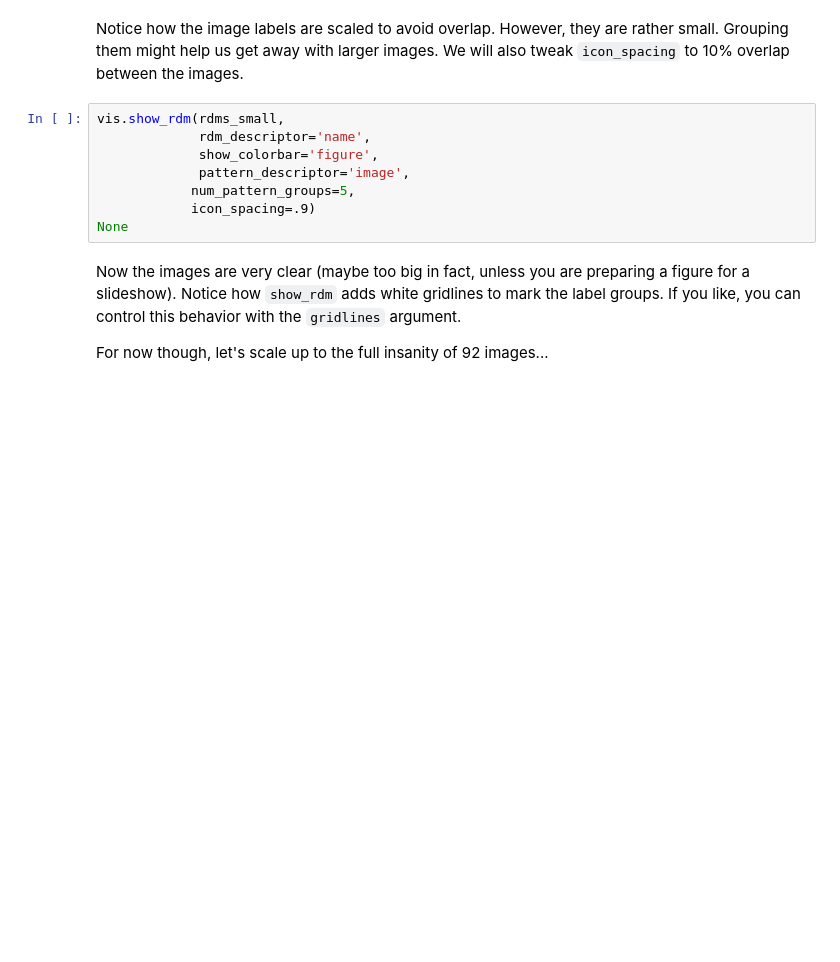
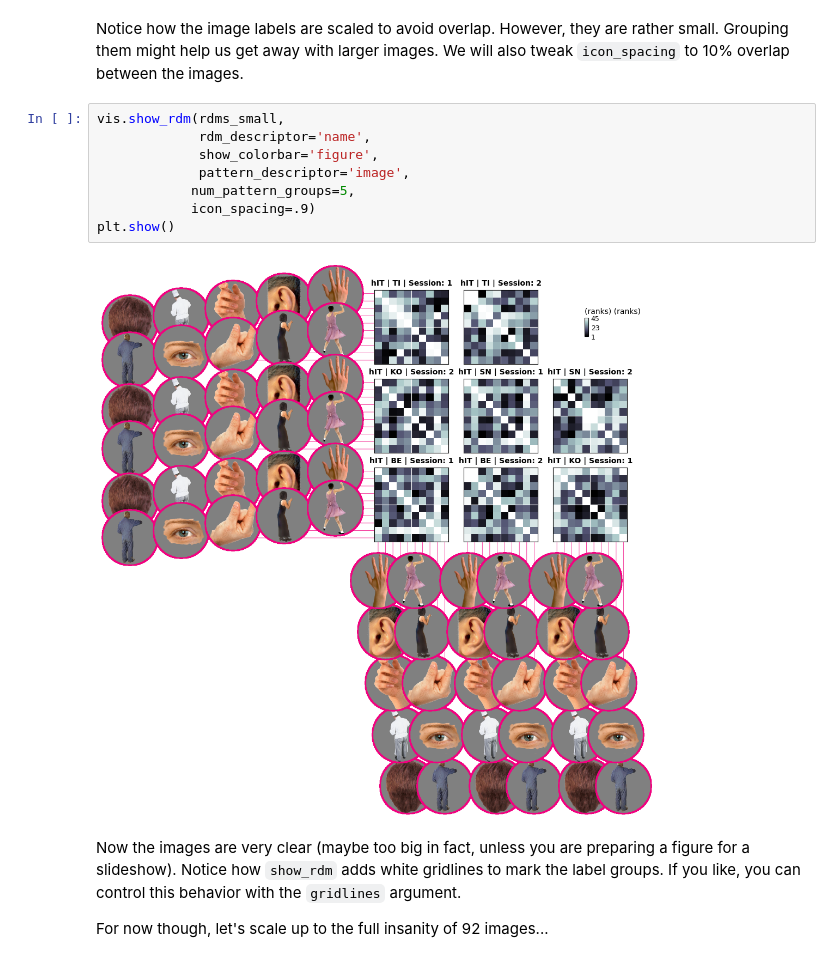
Before and after one commit to rsagroup/rsatoolbox, a Jupyter notebook: demos/demo_rdm_visualisation_92images.ipynb, the cells around one changed output. Drawn from its saved outputs; the diff is of its cells as text; blank space fills up the shorter version.

```diff
--- a/demos/demo_rdm_visualisation_92images.ipynb
+++ b/demos/demo_rdm_visualisation_92images.ipynb
@@ -106,11 +108,13 @@ Notice how the image labels are scaled to avoid overlap. However, they are rathe
 # %%
 vis.show_rdm(rdms_small,
              rdm_descriptor='name',
              show_colorbar='figure',
              pattern_descriptor='image',
             num_pattern_groups=5,
             icon_spacing=.9)
-None
+plt.show()
+# %% [output]
+[figure, added]
 # %% [markdown]
 Now the images are very clear (maybe too big in fact, unless you are preparing a figure for a slideshow). Notice how `show_rdm` adds white gridlines to mark the label groups. If you like, you can control this behavior with the `gridlines` argument.
 
```
Also changed, not shown: parts of 5 cells of this notebook.
